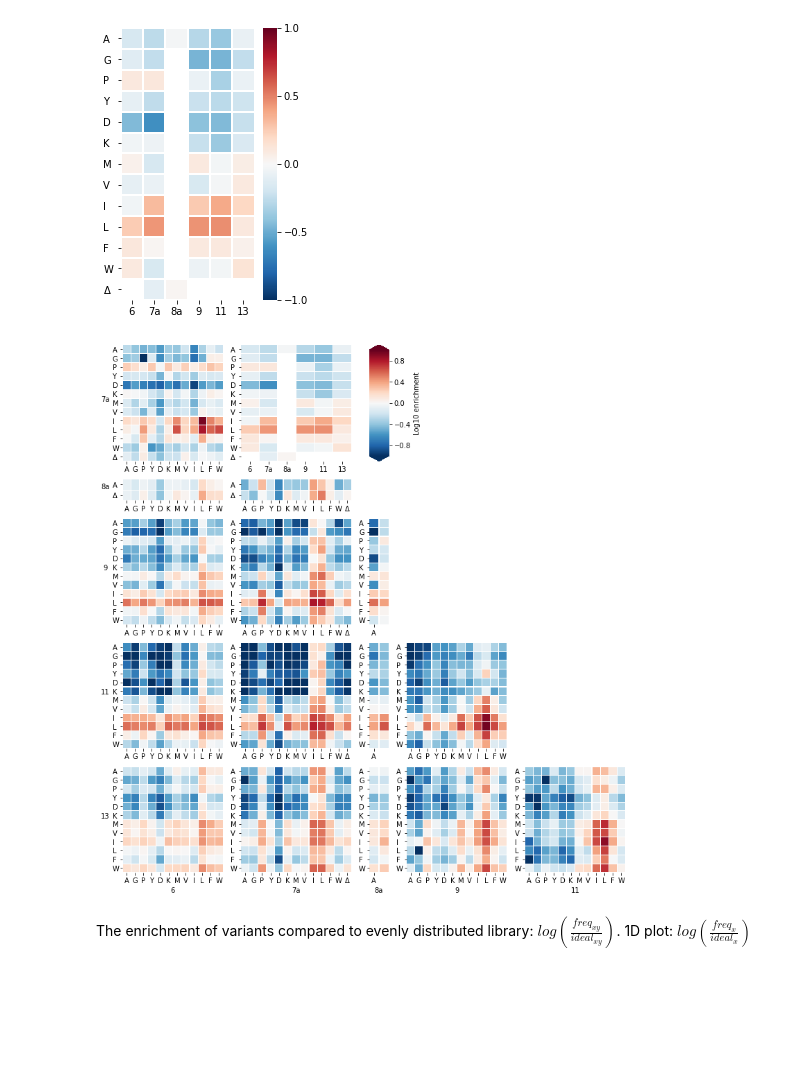
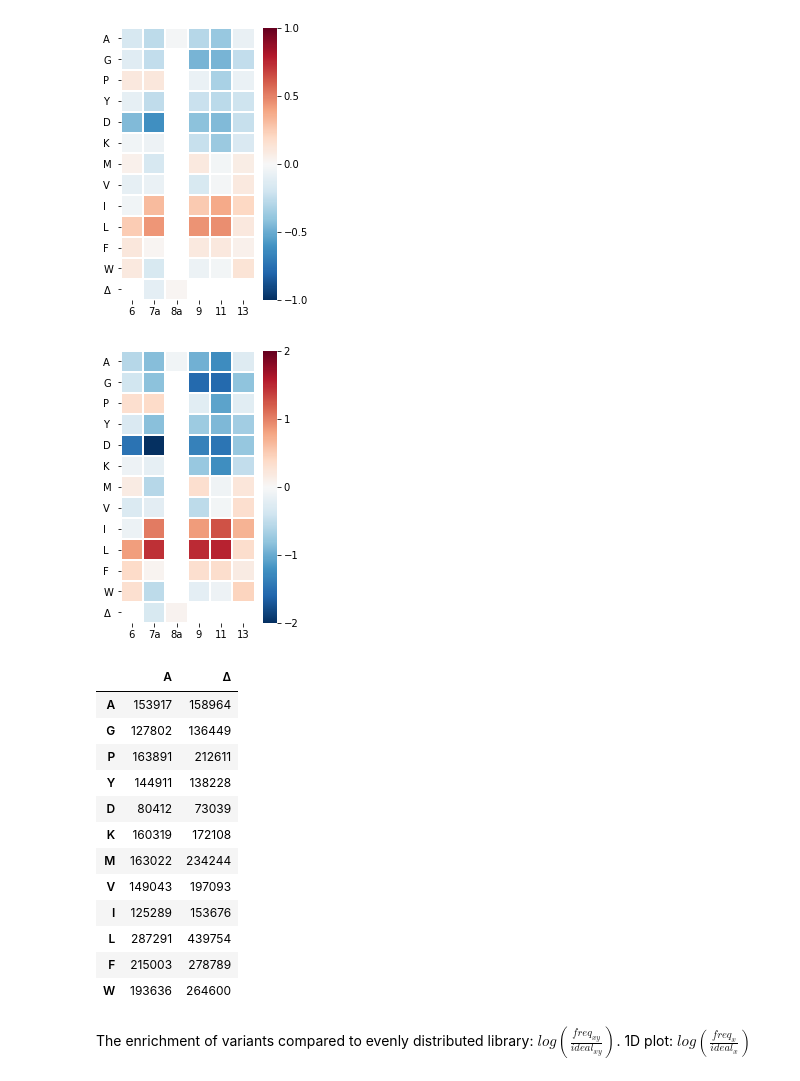
Before and after one commit to MayaPetek/InDelScanner, a Jupyter notebook: Results_Remkes/Heatmaps.ipynb, the cells around one changed output. Cells and saved outputs as stored; diff of their text form; code cells hidden in the pictures; blank space fills up the shorter version.

Commit message:
Log2 enrichment, epistasis plots moved to functions

```diff
--- a/Results_Remkes/Heatmaps.ipynb
+++ b/Results_Remkes/Heatmaps.ipynb
@@ -178,4 +178,21 @@ plt.savefig('1D_heatmap_-1to1.svg')
 plt.show()
 # %% [output]
 [figure]
+# %%
+crange=[-2, 2]
+fig, axes = plt.subplots(1,1, figsize=(3,5))
+
+# the first row is special and plots the unfiltered variants
+ax = axes
+log_enr = (df_enr/(df_enr.sum()/df_enr.astype(bool).sum())).apply(np.log2)
+sns.heatmap(log_enr, vmin=crange[0], vmax=crange[1], linewidths=1, ax=ax, cmap="RdBu_r",
+            cbar=True, cbar_kws={'ticks': [crange[0], crange[0]/2, 0, crange[1]/2, crange[1]]})
+#ax.set_title('High binding - All curated sequences')
+ax.set_yticklabels(ax.get_yticklabels(), rotation=0, ha='left')
+ax.tick_params(axis='y', which='major', pad=14)
+
+#plt.savefig('1D_heatmap_-1to1.svg')
+plt.show()
+# %% [output]
+[figure, added]
 # %%
@@ -238,47 +241,18 @@ for posA in valid_pos:
-# %%
-fig, axes = plt.subplots(5, 5, figsize=(13,14),
-                         gridspec_kw={'width_ratios': [2,2.2,0.4,2,2],'height_ratios': [2.2,0.4,2,2,2],
-                                     'wspace':0.2, 'hspace':0.2})
-# figsize (width, height)
-# top left axes = axes[0,0]
-# top row, middle = axes[0,2]
-
-crange=[-1, 1]
-
-for a in range(len(valid_pos)): # a = row index, running from 0 to 4
-    for b in range(len(valid_pos)): # b = column index, running from 0 to 4
-        if (b == 5) or (a == 0):
-            continue
-        elif b >= a:
-            axes[a-1][b].axis('off')
-            continue
-        ax = axes[a-1][b]
-        im = sns.heatmap(log_dfs[valid_pos[a]][valid_pos[b]], vmin=crange[0], vmax=crange[1], linewidths=0.1, ax=ax,
-                        cmap="RdBu_r", cbar_ax=axes[0][2], cbar_kws={'label': 'Log10 enrichment', 'extend': 'both'}) # all colorbars are plotted to the same axes
-        ax.set_yticklabels(ax.get_yticklabels(), rotation=0, ha='left')
-        ax.tick_params(axis='y', which='major', pad=11)
-        if a == 5:
-            ax.set_xlabel(valid_pos[b])
-        if b == 0:
-            ax.set_ylabel(valid_pos[a], rotation=0, labelpad=10)
-
-# colorbar formatting
-axes[0][2].axis('on')
-
-# add the 1D plot in top right corner
-ax = axes[0][1]
-ax.axis('on')
-log_enr = (df_enr/(df_enr.sum()/df_enr.astype(bool).sum())).apply(np.log10)
-sns.heatmap(log_enr, vmin=crange[0], vmax=crange[1], linewidths=0.1, ax=ax, cmap="RdBu_r", cbar=False)
-ax.set_yticklabels(ax.get_yticklabels(), rotation=0, ha='left')
-ax.tick_params(axis='y', which='major', pad=11)
-
-fig.align_labels()
-
-#plt.tight_layout()
-plt.savefig('2D_joint_heatmaps_-1to1.svg')
-plt.show()
-# %% [output]
-[figure, removed]
+# %%
+joint_count_dfs['6']['8a']
+# %% [output]
+|  | A | Δ |
+| A | 153917 | 158964 |
+| G | 127802 | 136449 |
+| P | 163891 | 212611 |
+| Y | 144911 | 138228 |
+| D | 80412 | 73039 |
+| K | 160319 | 172108 |
+| M | 163022 | 234244 |
+| V | 149043 | 197093 |
+| I | 125289 | 153676 |
+| L | 287291 | 439754 |
+| F | 215003 | 278789 |
+| W | 193636 | 264600 |
 # %% [markdown]
 The enrichment of variants compared to evenly distributed library: $log(\frac{freq_{xy}}{ideal_{xy}})$. 1D plot: $log(\frac{freq_{x}}{ideal_{x}})$
```
Also changed, not shown: parts of 28 cells of this notebook.
